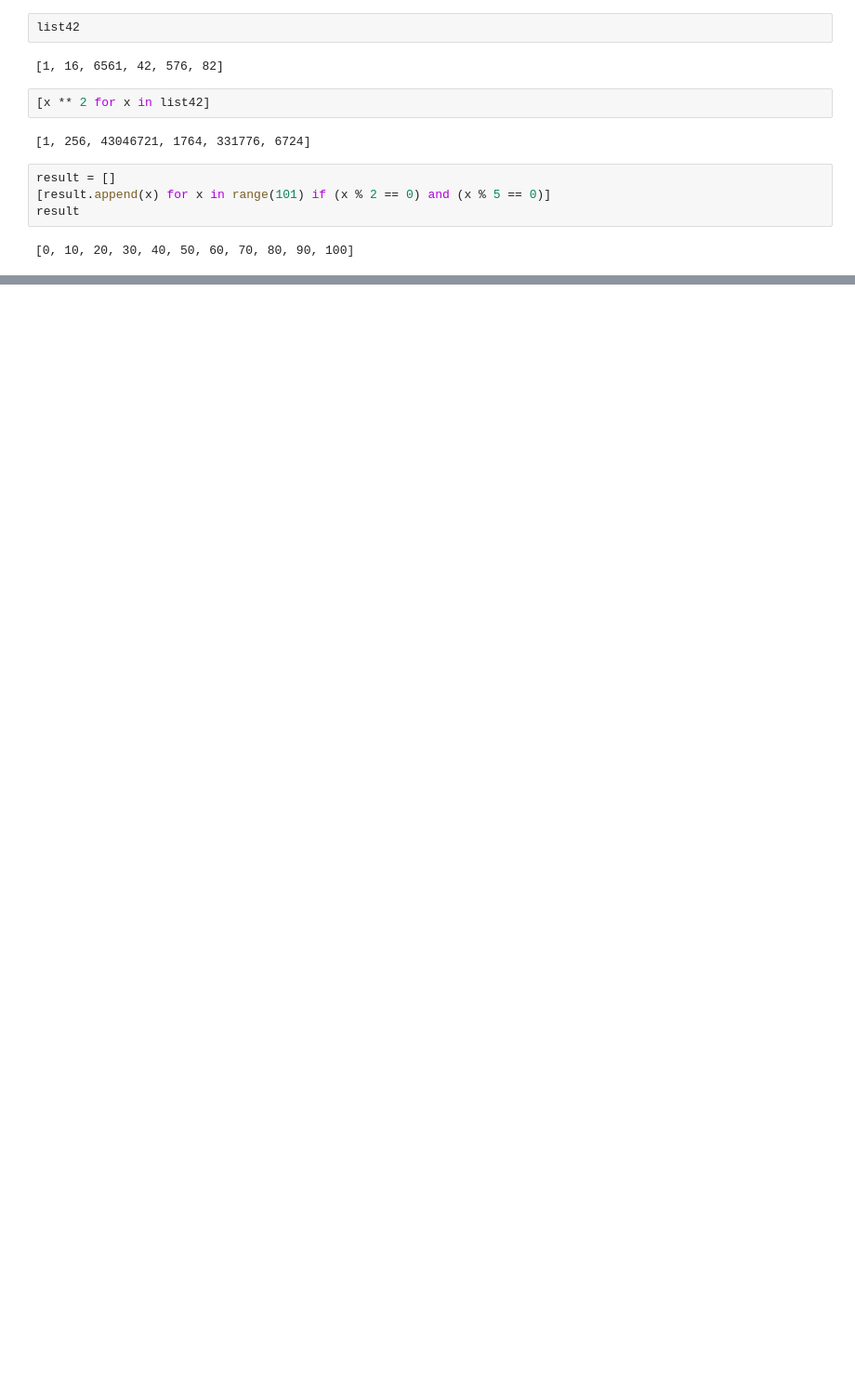
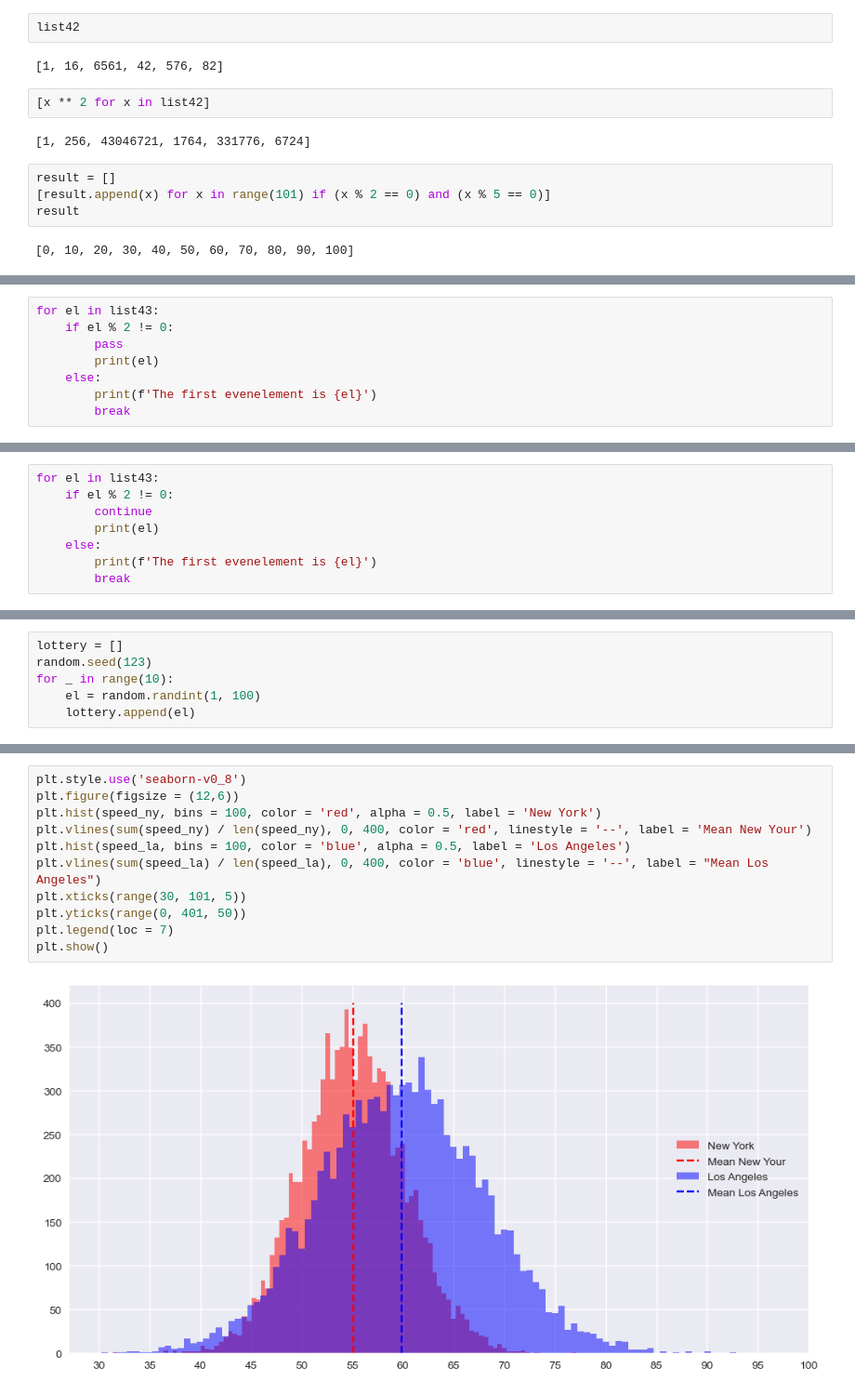
Before and after one commit to alchemistbg/udemy-the-complete-pandas-bootcamp, a Jupyter notebook: Section-30/Python_Basics.ipynb, the cells around one changed output, grey strips where cells are left out. Shown: that part at 93% size. Saved outputs shown, nothing was run; the diff lists cells and outputs as text; blank space fills up the shorter version.

```diff
--- a/Section-30/Python_Basics.ipynb
+++ b/Section-30/Python_Basics.ipynb
@@ -888,0 +931,8 @@ result
+# %%
+for el in list43:
+    if el % 2 != 0:
+        pass
+        print(el)
+    else:
+        print(f'The first evenelement is {el}')
+        break
@@ -888,0 +945,8 @@ result
+# %%
+for el in list43:
+    if el % 2 != 0:
+        continue
+        print(el)
+    else:
+        print(f'The first evenelement is {el}')
+        break
@@ -888,0 +980,6 @@ result
+# %%
+lottery = []
+random.seed(123)
+for _ in range(10):
+    el = random.randint(1, 100)
+    lottery.append(el)
@@ -888,0 +1160,13 @@ result
+# %%
+plt.style.use('seaborn-v0_8')
+plt.figure(figsize = (12,6))
+plt.hist(speed_ny, bins = 100, color = 'red', alpha = 0.5, label = 'New York')
+plt.vlines(sum(speed_ny) / len(speed_ny), 0, 400, color = 'red', linestyle = '--', label = 'Mean New Your')
+plt.hist(speed_la, bins = 100, color = 'blue', alpha = 0.5, label = 'Los Angeles')
+plt.vlines(sum(speed_la) / len(speed_la), 0, 400, color = 'blue', linestyle = '--', label = "Mean Los Angeles")
+plt.xticks(range(30, 101, 5))
+plt.yticks(range(0, 401, 50))
+plt.legend(loc = 7)
+plt.show()
+# %% [output]
+[figure, added]
```
Also changed, not shown: parts of 75 cells of this notebook.
